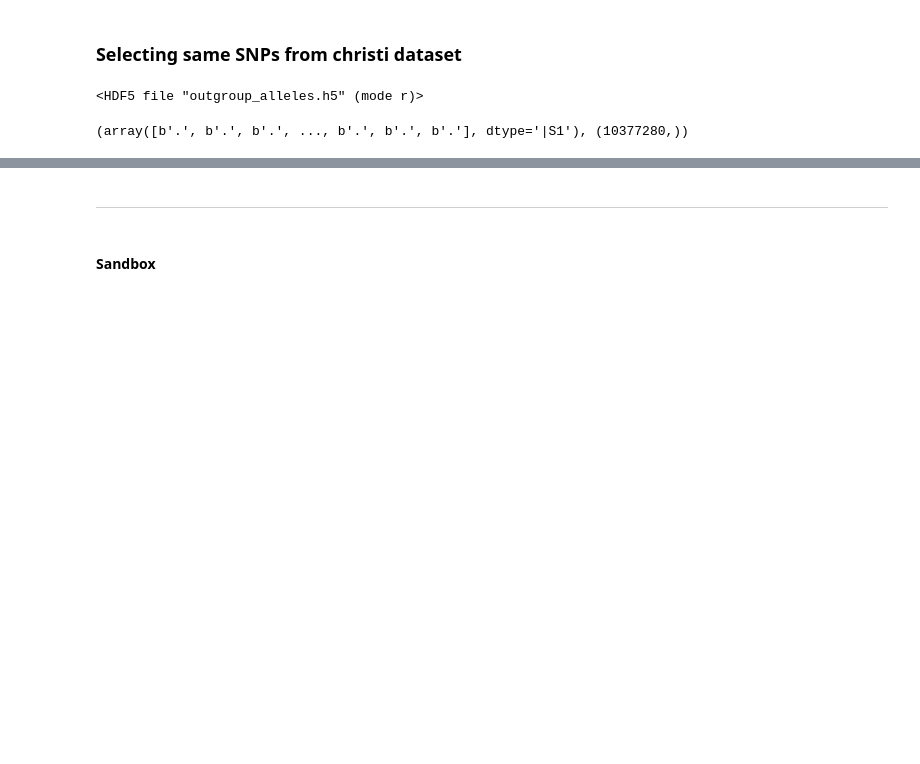
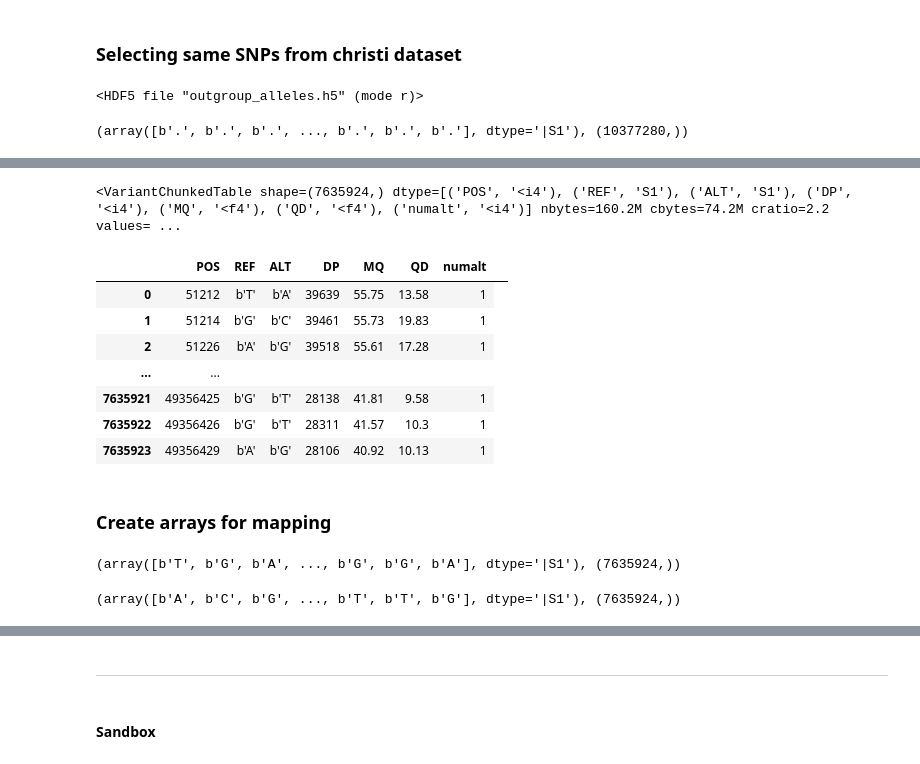
Before and after one commit to randomxsk8/notebooks, a Jupyter notebook: 08232019_Outgroup_phase2_map.ipynb, the cells around one changed output, grey strips where cells are left out. Drawn from its saved outputs; the diff is of its cells as text; code cells hidden in the pictures; blank space fills up the shorter version.

```diff
--- a/08232019_Outgroup_phase2_map.ipynb
+++ b/08232019_Outgroup_phase2_map.ipynb
@@ -19,9 +19,11 @@ So the 1st step is find the positions shared from phase1 and phase2. After do th
 gcs_orig = gcsfs.GCSFileSystem(project='malariagen-jupyterhub', token='cache')
 gcs =  gcsfs.GCSFileSystem(project='malariagen-jupyterhub', token=gcs_orig.session.credentials)
 # %%
-phase2path = os.path.join("ag1000g-release", "phase2.AR1", "variation", "main", "zarr", "biallelic", "ag1000g.phase2.ar1.pass")
+phase2path = os.path.join("ag1000g-release", "phase2.AR1", "variation", "main", "zarr", "biallelic", "ag1000g.phase2.ar1.pass.biallelic")
 # %%
 gcsmap2 = gcsfs.mapping.GCSMap(phase2path, gcs=gcs)
+# %%
+calldata_phase2= zarr.Group(gcsmap2, read_only=True)
 # %%
 phase1path = os.path.join("ag1000g-release", "phase1.AR3", "variation", "main", "zarr", "ag1000g.phase1.ar3.pass")
 # %%
@@ -80,0 +93,5 @@ sel_snp_chri
+# %%
+variants_phase2 = allel.VariantChunkedTable(calldata_phase2["2L"]["variants"],
+                                     names=['POS', 'REF', 'ALT', 'DP', 'MQ', 'QD', 'numalt'],
+                                     index='POS')
+variants_phase2
@@ -80,0 +108,25 @@ sel_snp_chri
+# %%
+variants_phase2_filt = variants_phase2.compress(loc1)
+variants_phase2_filt
+# %% [output]
+<VariantChunkedTable shape=(7635924,) dtype=[('POS', '<i4'), ('REF', 'S1'), ('ALT', 'S1'), ('DP', '<i4'), ('MQ', '<f4'), ('QD', '<f4'), ('numalt', '<i4')] nbytes=160.2M cbytes=74.2M cratio=2.2 values= ...
+|  | POS | REF | ALT | DP | MQ | QD | numalt |
+| 0 | 51212 | b'T' | b'A' | 39639 | 55.75 | 13.58 | 1 |
+| 1 | 51214 | b'G' | b'C' | 39461 | 55.73 | 19.83 | 1 |
+| 2 | 51226 | b'A' | b'G' | 39518 | 55.61 | 17.28 | 1 |
+| ... | ... |  |  |  |  |  |  |  |
+| 7635921 | 49356425 | b'G' | b'T' | 28138 | 41.81 | 9.58 | 1 |
+| 7635922 | 49356426 | b'G' | b'T' | 28311 | 41.57 | 10.3 | 1 |
+| 7635923 | 49356429 | b'A' | b'G' | 28106 | 40.92 | 10.13 | 1 |
+# %% [markdown]
+### Create arrays for mapping
+# %%
+phase2_ref = variants_phase2_filt["REF"][:]
+phase2_ref, phase2_ref.shape
+# %% [output]
+(array([b'T', b'G', b'A', ..., b'G', b'G', b'A'], dtype='|S1'), (7635924,))
+# %%
+phase2_alt = variants_phase2_filt["ALT"][:]
+phase2_alt, phase2_alt.shape
+# %% [output]
+(array([b'A', b'C', b'G', ..., b'T', b'T', b'G'], dtype='|S1'), (7635924,))
```
Also changed, not shown: parts of 12 cells of this notebook.
